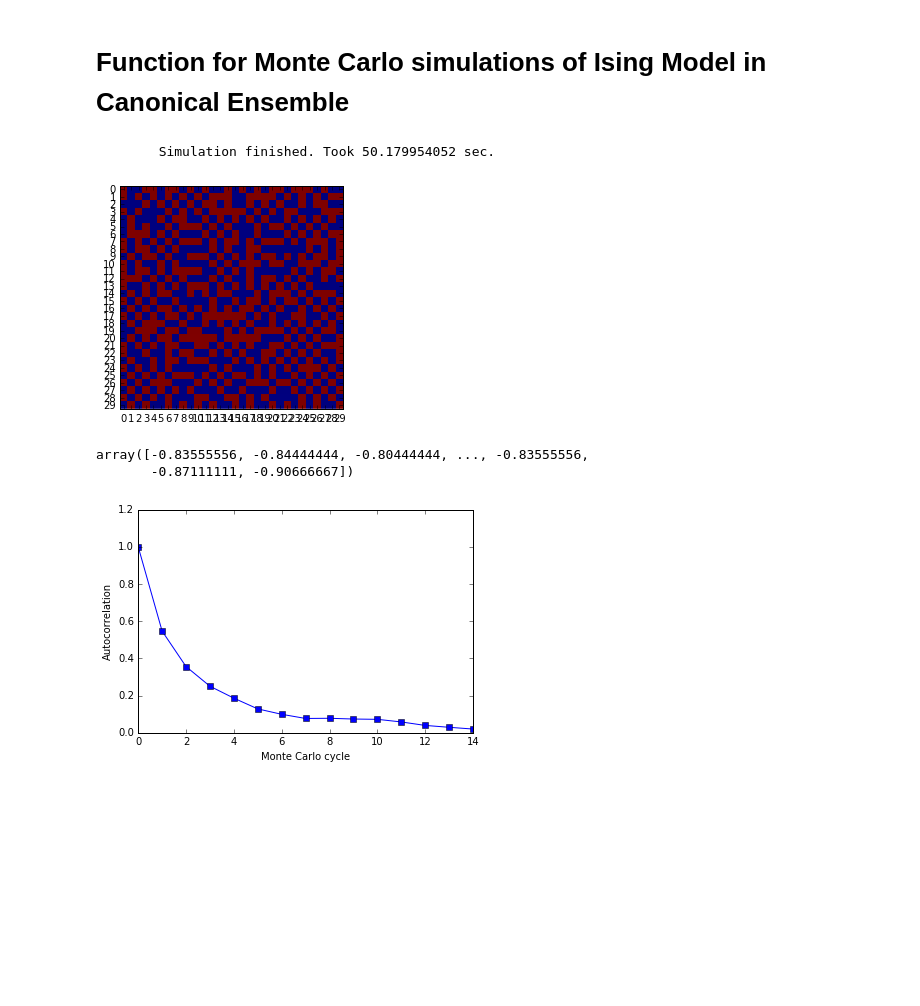
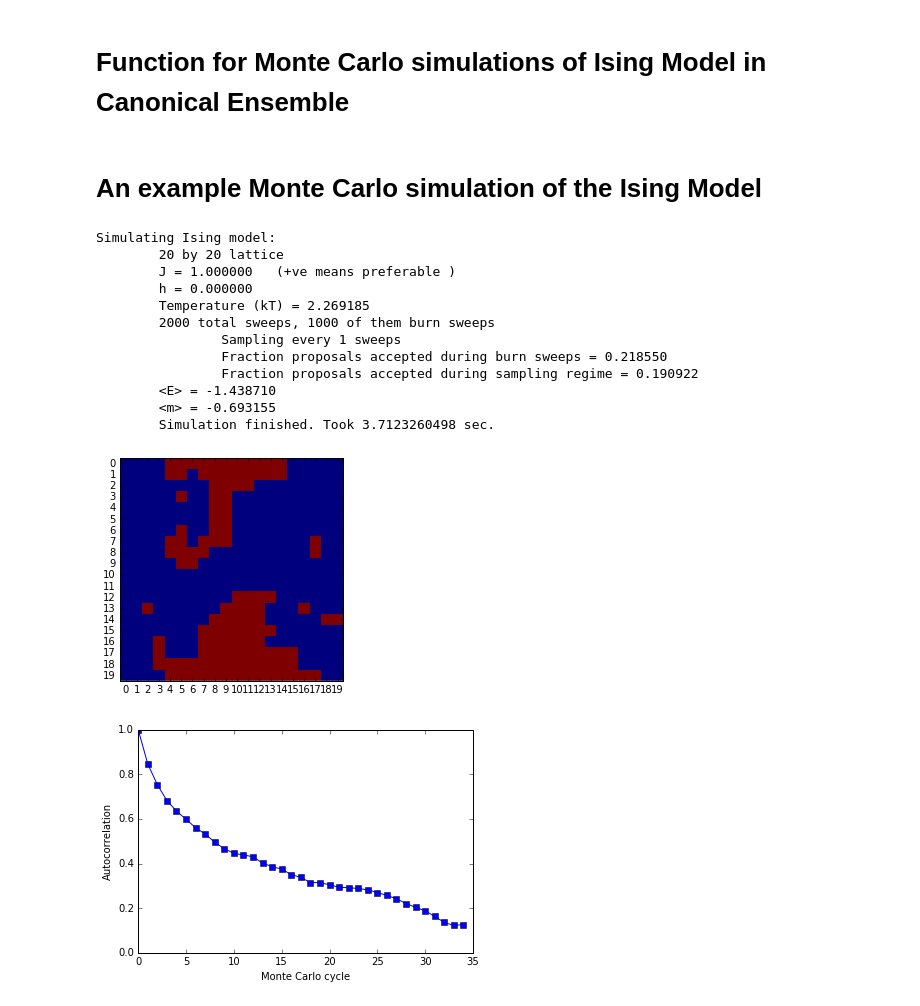
Before and after one commit to CorySimon/IsingModel, a Jupyter notebook: Ising Model.ipynb, the cells around one changed output. Drawn from its saved outputs; the diff is of its cells as text; code cells hidden in the pictures; blank space fills up the shorter version.

Commit message:
swtiched sign convention for J, printed info during simulation, kept track of fraction of MC proposals were accepted during burn and sample regimes

```diff
--- a/Ising Model.ipynb
+++ b/Ising Model.ipynb
@@ -205,8 +210,12 @@ def sweep_lattice(isingmodel, kT):
     parameters:
         isingModel: Ising lattice model object instance
         kT: Boltzmann constant times temperature, $kT$
+    returns:
+        fraction of Monte Carlo proposals accepted
     """
     num_flips = isingmodel.M * isingmodel.N
+    # keep track of number of Monte Carlo propsoals that are accepted
+    n_accepted = 0
 
     for flip in range(num_flips):
         # choose a spin to flip at random
@@ -226,7 +235,10 @@ def sweep_lattice(isingmodel, kT):
         if np.random.uniform(0, 1) > np.exp(-(E_new - E_old) / kT):
             # reject move, flip spin back to original state
             isingmodel.flip_spin(i, j)
-        # else: accept, do nothing
+        else:
+            # else: accept, do nothing
+            n_accepted += 1
+    return 1.0 * n_accepted / (model.M * model.N)  # return fraction of MC moves accepted
 # %% [markdown]
 # Function for Monte Carlo simulations of Ising Model in Canonical Ensemble
 # %%
@@ -241,46 +253,78 @@ def simulate(isingmodel, kT, num_sweeps, num_burn_sweeps, sample_frequency):
         num_burn_sweeps: number of sweeps for equilibration (no samples taken during this period)
         sample_frequency: frequency at which to take samples
     """
-    t0 = time.time()
+    t0 = time.time()  # keep track of timing
+
+    # Print info
+    print("Simulating Ising model:")
+    isingmodel.print_params()
+    print("\tTemperature (kT) = %f" % kT)
+    print("\t%d total sweeps, %d of them burn sweeps" % (
+            num_sweeps, num_burn_sweeps))
+    print("\t\tSampling every %d sweeps" % sample_frequency)
 
     # store energy and net magnetization samples here
     energy_samples = np.zeros(((num_sweeps - num_burn_sweeps) / sample_frequency, ))
     magnetization_samples = np.zeros(((num_sweeps - num_burn_sweeps) / sample_frequency, ))
 
-    # keep track of number of samples
+    # keep track of number of samples taken
     n_samples = 0
+    # keep track of fraction of proposals accepted
+    fraction_accepted_during_burn_sweeps = 0
+    fraction_accepted_during_sampling_sweeps = 0
 
     for sweep in range(num_sweeps):
         # sweep lattice
-        sweep_lattice(model, kT)
+        fraction_accepted = sweep_lattice(model, kT)
 
-        # take samples
+        # if burn sweeps are done, take samples
         if sweep >= num_burn_sweeps:
+            fraction_accepted_during_sampling_sweeps += fraction_accepted
+
+            # take a sample every sample_frequency sweeps
             if ((sweep - num_burn_sweeps) % sample_frequency) == 0:
                 energy_samples[n_samples] = model.calculate_lattice_energy_per_spin()
 
                 magnetization_samples[n_samples] = model.calculate_net_magnetization_per_spin()
 
                 n_samples += 1
+        else:
+            # if still in burn regime, keep track of fraction accepted
+            fraction_accepted_during_burn_sweeps += fraction_accepted
 
+    print("\t\tFraction proposals accepted during burn sweeps = %f" % (
+        1.0 * fraction_accepted_during_burn_sweeps / num_burn_sweeps))
+    print("\t\tFraction proposals accepted during sampling regime = %f" % (
+        1.0 * fraction_accepted_during_sampling_sweeps / (num_sweeps - num_burn_sweeps)))
+
+    print("\t<E> = %f" % np.mean(energy_samples))
+    print("\t<m> = %f" % np.mean(magnetization_samples))
     print("\tSimulation finished. Took %s sec." % (time.time() - t0))
 
     return energy_samples, magnetization_samples
+# %% [markdown]
+# An example Monte Carlo simulation of the Ising Model
 # %%
-model = IsingModel(30, 30, 1.0, 0.0)
+model = IsingModel(20, 20, 1.0, 0.0)
 critical_kT = model.critical_kT()
 # %%
-energy_samples, magnetization_samples = simulate(model, critical_kT * 1.3, 10000, 1000, 1)
+energy_samples, magnetization_samples = simulate(model, critical_kT * 1.0, 2000, 1000, 1)
 model.plot_lattice()
 # %% [output]
-        Simulation finished. Took 50.179954052 sec.
+Simulating Ising model:
+        20 by 20 lattice
+        J = 1.000000   (+ve means preferable )
+        h = 0.000000
+        Temperature (kT) = 2.269185
+        2000 total sweeps, 1000 of them burn sweeps
+                Sampling every 1 sweeps
+                Fraction proposals accepted during burn sweeps = 0.218550
+                Fraction proposals accepted during sampling regime = 0.190922
+        <E> = -1.438710
+        <m> = -0.693155
+        Simulation finished. Took 3.7123260498 sec.
-[figure, old version]
+[figure, new version]
-# %%
-energy_samples
-# %% [output]
-array([-0.83555556, -0.84444444, -0.80444444, ..., -0.83555556,
-       -0.87111111, -0.90666667])
 # %%
-plot_autocorrelation(energy_samples, 15)
+plot_autocorrelation(energy_samples, 35)
 # %% [output]
-[figure, old version]
+[figure, new version]
```
Also changed, not shown: parts of 11 cells of this notebook.
